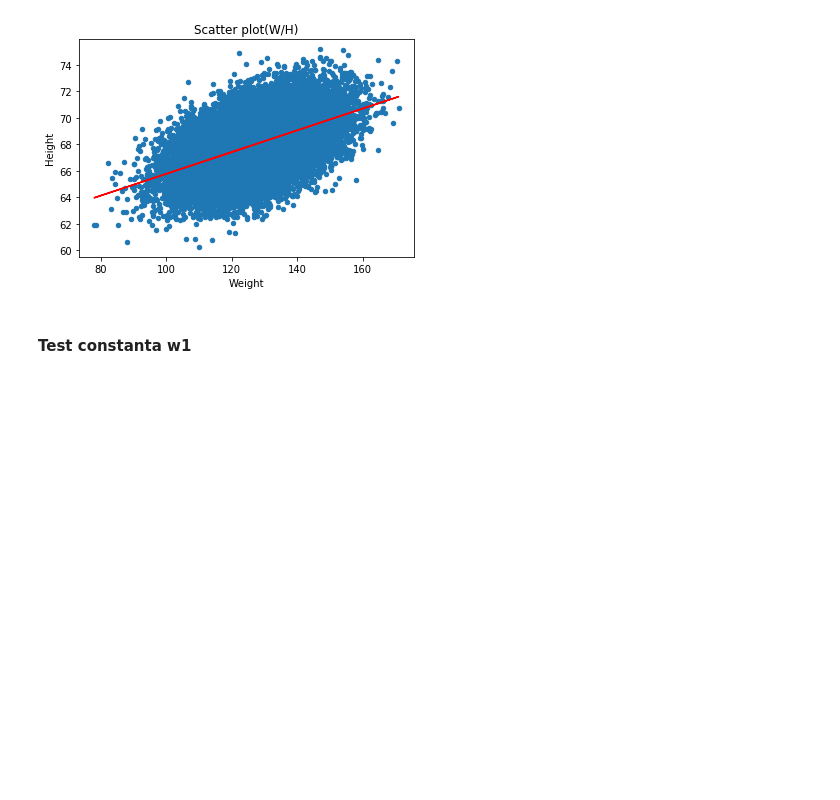
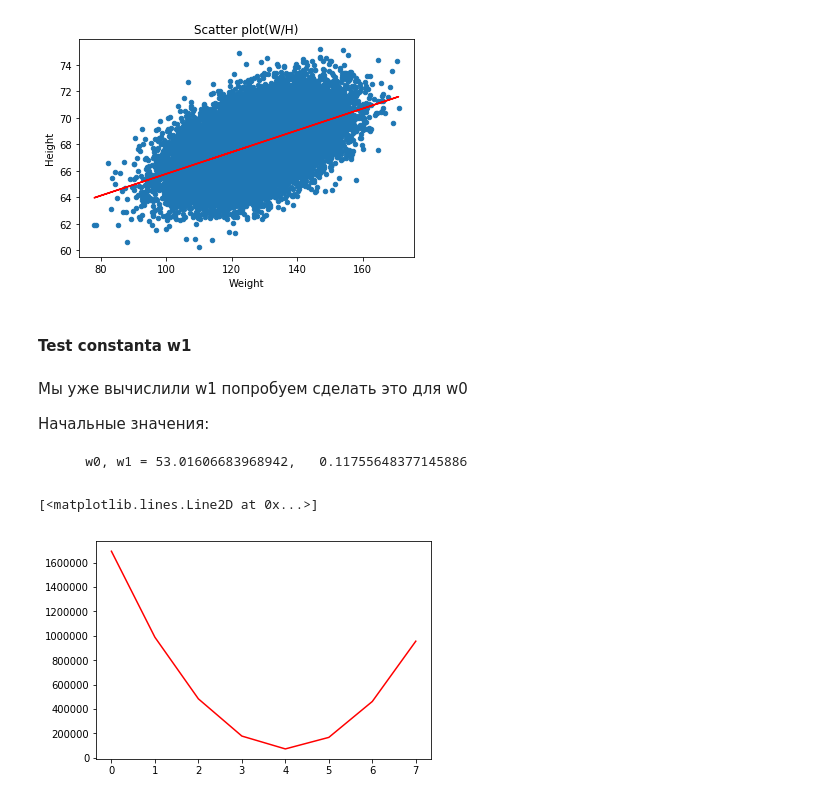
Before and after one commit to beifa/last_chance, a Jupyter notebook: practice_linreg_optimization.ipynb, the cells around one changed output. Saved outputs shown, nothing was run; the diff lists cells and outputs as text; code cells hidden in the pictures; blank space fills up the shorter version.

```diff
--- a/practice_linreg_optimization.ipynb
+++ b/practice_linreg_optimization.ipynb
@@ -367,3 +371,20 @@ plt.plot(df.Weight.values, yy5, color = 'r')
 [figure]
 # %% [markdown]
 #### Test  constanta w1
+# %% [markdown]
+Мы уже вычислили w1 попробуем сделать это для w0
+
+Начальные значения:
+
+        w0, w1 = 53.01606683968942,   0.11755648377145886
+# %%
+# plot cruve error
+w1 = 0.11755648377145886
+box = []
+for w0 in np.arange(45, 60, 2):
+  se = square_error(df, w0, w1)
+  box.append(se)
+plt.plot(box, color = 'r')
+# %% [output]
+[<matplotlib.lines.Line2D at 0x...>]
+[figure, added]
```
Also changed, not shown: parts of 4 cells of this notebook.
